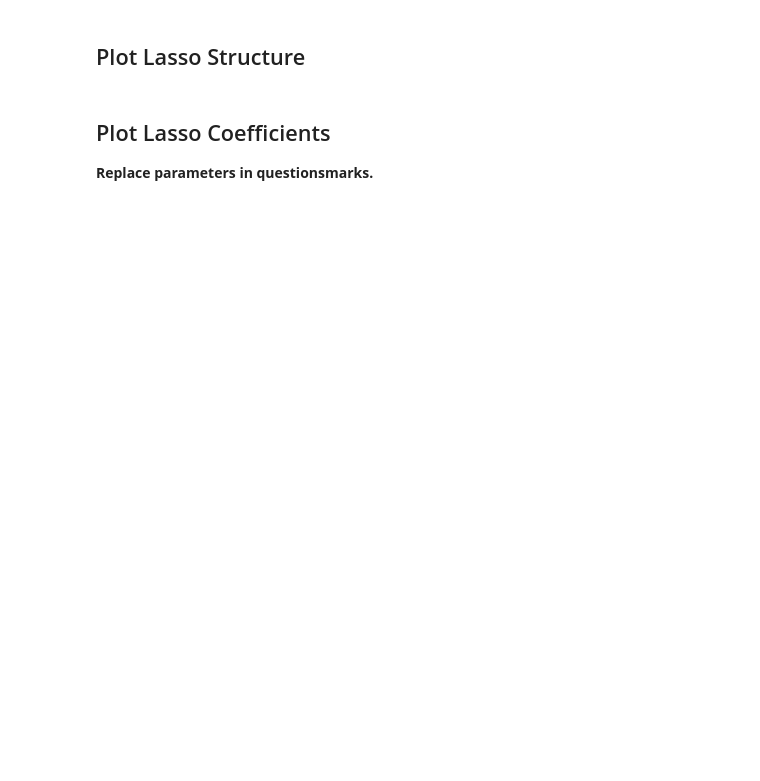
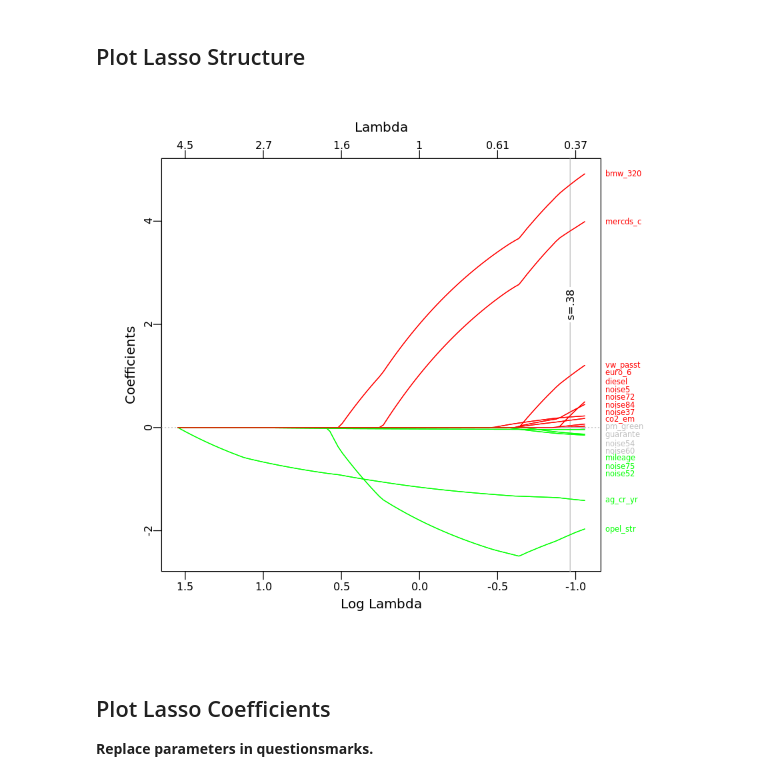
Before and after one commit to AStrittmatter/ZEW-Course, a Jupyter notebook: 1_Exercise/exercise1_sol.ipynb, the cells around one changed output. Saved outputs shown, nothing was run; the diff lists cells and outputs as text; code cells hidden in the pictures; blank space fills up the shorter version.

```diff
--- a/1_Exercise/exercise1_sol.ipynb
+++ b/1_Exercise/exercise1_sol.ipynb
@@ -228,24 +287,26 @@ print(paste0("Number of selected covariates (lambd.1se): ",lasso.linear$glmnet.f
 # %%
 ########################  Visualisation of LASSO  ########################
 
 glmcoef<-coef(lasso.linear,lasso.linear$lambda.1se)
 coef.increase<-dimnames(glmcoef[glmcoef[,1]>0,0])[[1]]
 coef.decrease<-dimnames(glmcoef[glmcoef[,1]<0,0])[[1]]
 
-lambda_min =  lasso.linear$glmnet.fit$lambda[26]/lasso.linear$glmnet.fit$lambda[1]
+lambda_min =  lasso.linear$glmnet.fit$lambda[29]/lasso.linear$glmnet.fit$lambda[1]
 set.seed(10101)
 mod <- glmnet(covariates_obs, first_price_obs, lambda.min.ratio = lambda_min, alpha=p)
 maxcoef<-coef(mod,s=lambda_min)
 coef<-dimnames(maxcoef[maxcoef[,1]!=0,0])[[1]]
 allnames<-dimnames(maxcoef[maxcoef[,1]!=0,0])[[1]][order(maxcoef[maxcoef[,1]!=0,ncol(maxcoef)],decreasing=TRUE)]
 allnames<-setdiff(allnames,allnames[grep("Intercept",allnames)])
 
 #assign colors
 cols<-rep("gray",length(allnames))
 cols[allnames %in% coef.increase]<-"red"
 cols[allnames %in% coef.decrease]<- "green"
 
 plot_glmnet(mod,label=TRUE,s=lasso.linear$lambda.1se,col= cols)
+# %% [output]
+[figure, added]
 # %% [markdown]
 ## Plot Lasso Coefficients
 
```
Also changed, not shown: parts of 15 cells of this notebook, 3 other files.
